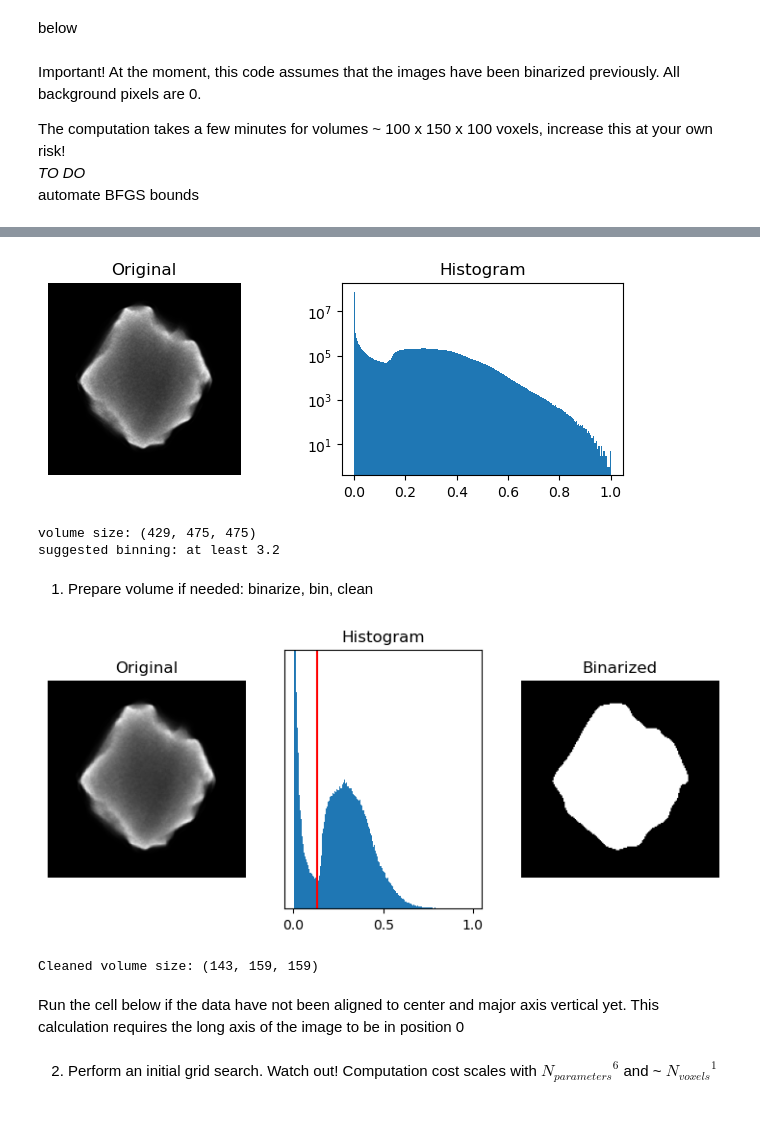
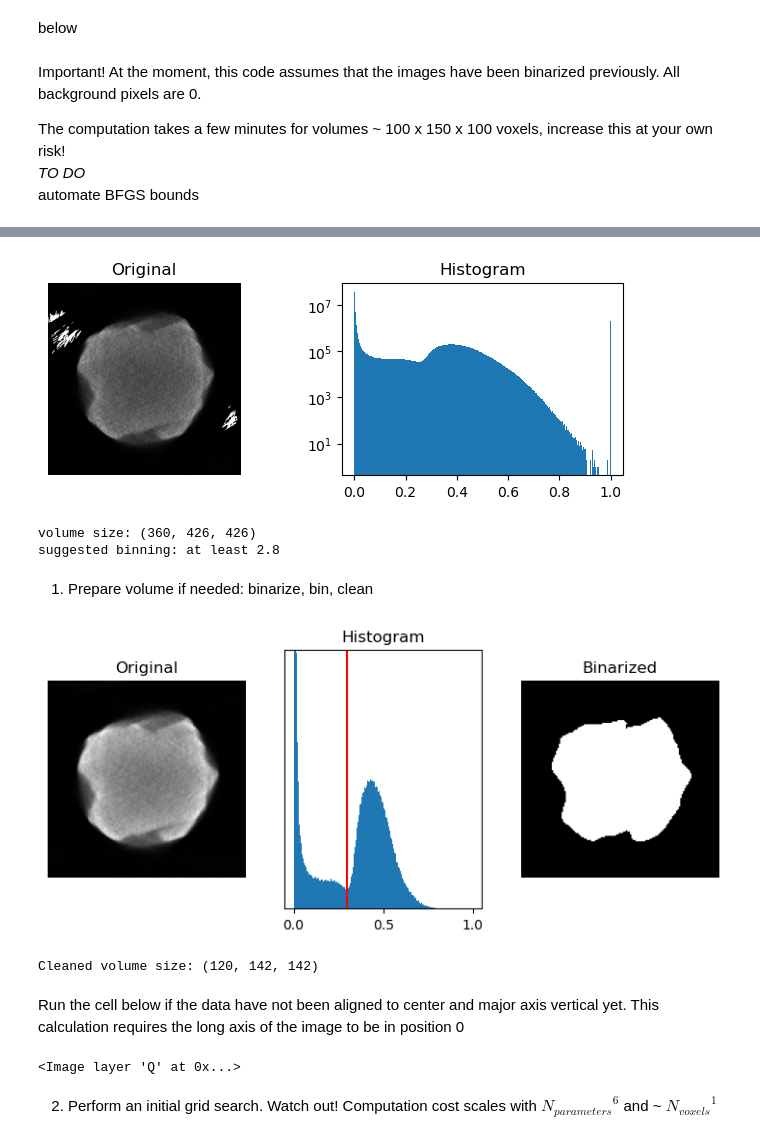
Before and after one commit to robgirod/asymmetry-measure, a Jupyter notebook: asymmetry_3D.ipynb, the cells around one changed output, grey strips where cells are left out. Saved outputs shown, nothing was run; the diff lists cells and outputs as text; code cells hidden in the pictures.

```diff
--- a/asymmetry_3D.ipynb
+++ b/asymmetry_3D.ipynb
@@ -30,7 +30,7 @@ automate BFGS bounds
 # %% [markdown]
 ![image.png](attachment:image.png)
 # %%
-filename = r"D:\Data\2024_10_LipoCYS_Helicoids\Grid3A1_CTAB1000nM\Grid3A1_CTAB1000_S4_Tomo_P2_em25_alignAndFilter.rec" # Data must be binarized but not necessarily aligned
+filename = r"D:\Data\2024_05_LipoCYS_Helicoids\Grid2C3_S3_Cube20uMLipo\Grid2C3_S3_Cube20uMLipo_P2_em25_alignAndFilter.rec" # Data must be binarized but not necessarily aligned
 Q = read_data(filename) # Can read .tif(f), .mrc, .rec
 plot_histogram(Q)
 
@@ -39,21 +39,21 @@ print(f'volume size: {Q.shape}')
 #print(f'number of surface voxels: {np.count_nonzero(get_edges(Q))}')
 print(f'suggested binning: at least {max(Q.shape) / 150:.1f}')
 # %% [output]
-[figure, old version]
+[figure, new version]
-volume size: (429, 475, 475)
-suggested binning: at least 3.2
+volume size: (360, 426, 426)
+suggested binning: at least 2.8
 # %% [markdown]
 1. Prepare volume if needed: binarize, bin, clean
 # %%
-threshold = 0.13 # 'otsu' or float
+threshold = 0.3 # 'otsu' or float
 cleaning = 2 # median filter footprint (int)
 binning = 3 # binning factor (int)
 
 Q1 = prepare_volume(Q, threshold, cleaning, binning, V)
 print(f'Cleaned volume size: {Q1.shape}')
 # %% [output]
-[figure, old version]
+[figure, new version]
-Cleaned volume size: (143, 159, 159)
+Cleaned volume size: (120, 142, 142)
 # %% [markdown]
 Run the cell below if the data have not been aligned to center and major axis vertical yet. This calculation requires the long axis of the image to be in position 0
 # %%
@@ -61,6 +61,8 @@ Q = Q1
 Q = rotate_pca(Q)
 Q = translate_center_of_mass(Q)
 V.add_image(Q, rendering = 'iso')
+# %% [output]
+<Image layer 'Q' at 0x...>
 # %% [markdown]
 2. Perform an initial grid search. Watch out! Computation cost scales with ${N_{parameters}}^6$ and ~ ${N_{voxels}}^1$
 # %%
```
Also changed, not shown: parts of 5 cells of this notebook.
